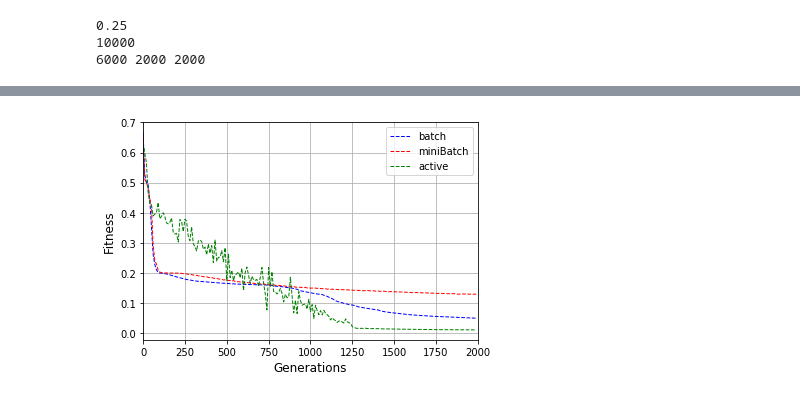
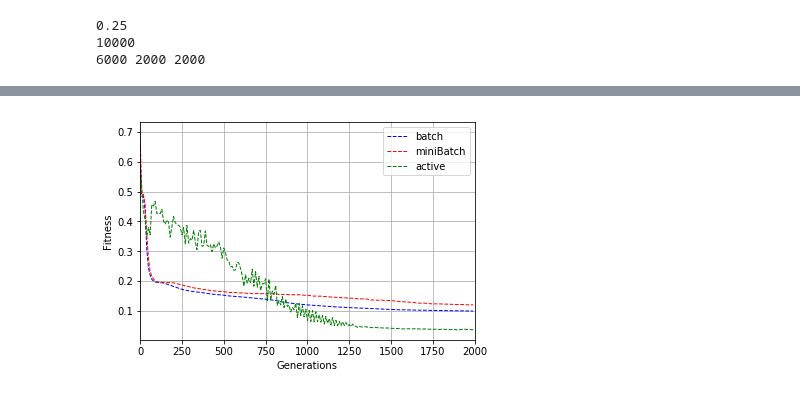
Before and after one commit to quintonweenink/nn-sloan-digital-sky-survey-classification, a Jupyter notebook: nn.ipynb, the cells around one changed output, grey strips where cells are left out. Drawn from its saved outputs; the diff is of its cells as text; code cells hidden in the pictures.

Commit message:
Results over 30 samples

```diff
--- a/nn.ipynb
+++ b/nn.ipynb
@@ -97,6 +54,7 @@ class Net(nn.Module):
         self.do1 = nn.Dropout(p=0.2)
         self.rl1 = nn.Sigmoid()
         self.fc2 = nn.Linear(11, 3)
+        self.do2 = nn.Dropout(p=0.2)
         self.smout = nn.Softmax(dim=1)
 
         self.criterion = nn.CrossEntropyLoss()
@@ -116,6 +74,8 @@ class Net(nn.Module):
             x = self.do1(x)
         x = self.rl1(x)
         x = self.fc2(x)
+        if self.dropout:
+            x = self.do1(x)
         x = self.smout(x)
         return x
 
@@ -219,7 +179,7 @@ subPercentage = 0.25
 
 SAMPLES = 30
 NUM_EPOCHS = 2000
-BATCH_SIZE = 2000
+BATCH_SIZE = 200
 ACTIVE_UPDATE_RATE = 1
 REPORT_RATE = 10
 
@@ -387,13 +329,13 @@ with open('./docs/resulttable2.txt', 'w') as f:
 # %%
 import matplotlib.pyplot as plt
 
-SMALL_SIZE = 10
-MEDIUM_SIZE = 12
+# SMALL_SIZE = 10
+# MEDIUM_SIZE = 12
 
-plt.rc('font', size=SMALL_SIZE)
-plt.rc('axes', titlesize=MEDIUM_SIZE)
-plt.rc('axes', labelsize=MEDIUM_SIZE)
-plt.rcParams['figure.dpi']=150
+# plt.rc('font', size=SMALL_SIZE)
+# plt.rc('axes', titlesize=MEDIUM_SIZE)
+# plt.rc('axes', labelsize=MEDIUM_SIZE)
+# plt.rcParams['figure.dpi']=150
 
 generations = np.arange(0, NUM_EPOCHS, REPORT_RATE)
 
@@ -435,25 +377,25 @@ for graph in graphs:
 # %%
 fig = plt.figure()
 plt.grid(1)
 plt.xlim([0, NUM_EPOCHS])
 plt.ion()
 plt.xlabel('Generations')
 plt.ylabel('Fitness')
 plots = []
 descriptions = []
 
 things = [[regularisationBatchNets, 'batch'], [regularisationMiniBatchNets, 'miniBatch'], [regularisationActiveNets, 'active']]
 for x, graph in enumerate(things):
 
-    overTimeAccuracy = np.array(list(map(lambda x: x.trainOverTimeAccuracy, graph[0][3][0])))
+    overTimeAccuracy = np.array(list(map(lambda x: x.trainOverTimeAccuracy, graph[0][0][0])))
     meanOverTimeAccuracy = 1 - np.mean(overTimeAccuracy, axis=0)
     plots.append(plt.plot(generations, meanOverTimeAccuracy, plotColors[x%len(plotColors)] , linewidth=1, markersize=3)[0])
     descriptions.append(graph[1])
 
 plt.legend(plots, descriptions)
-fig.savefig('./docs/both2.png')
+fig.savefig('./docs/none3.png')
 plt.show(5)
 
 plt.close()
 # %% [output]
-[figure, old version]
+[figure, new version]
```
Also changed, not shown: parts of 8 cells of this notebook, 8 other files.
